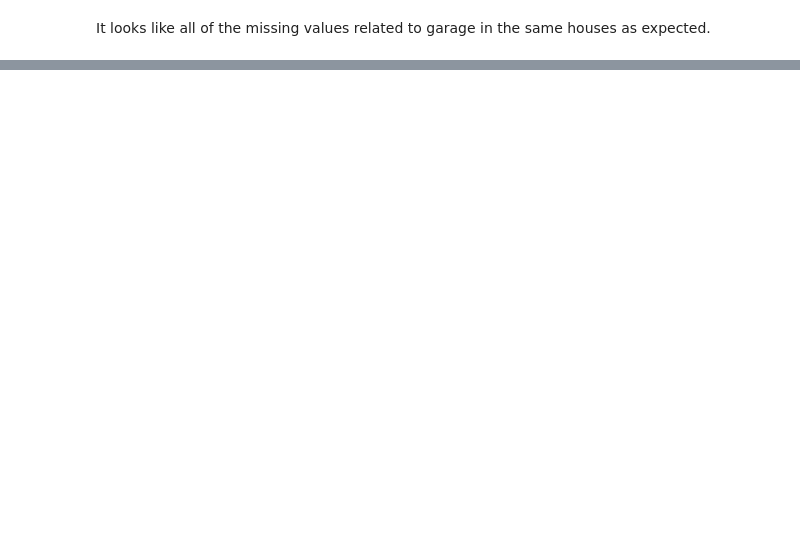
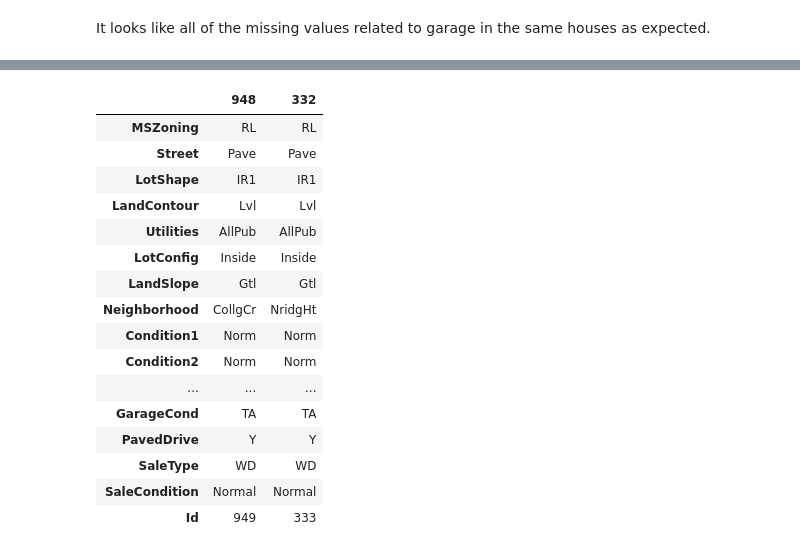
Before and after one commit to alexbui96/springboard, a Jupyter notebook: house_pricing_project/data_cleaning.ipynb, the cells around one changed output, grey strips where cells are left out. Drawn from its saved outputs; the diff is of its cells as text; code cells hidden in the pictures; blank space fills up the shorter version.

```diff
--- a/house_pricing_project/data_cleaning.ipynb
+++ b/house_pricing_project/data_cleaning.ipynb
@@ -234 +231,9 @@ bsmt_col = ['BsmtExposure', 'BsmtFinType2', 'BsmtCond', 'BsmtFinType1', 'BsmtQua
+# %%
+bsmt_missing_df = cat_df[cat_df['BsmtQual'].isnull()]
+# %%
+cat_df = pd.concat([cat_df, bsmt_missing_df, bsmt_missing_df]).drop_duplicates(keep = False)
+# %%
+bsmt_missing_df = bsmt_missing_df.fillna('NB')
+# %%
+cat_df = cat_df.append(bsmt_missing_df)
 # %%
@@ -241 +258,21 @@ GarageType      0
 dtype: int64
+# %%
+cat_df[cat_df.BsmtExposure.isnull()].append(cat_df[cat_df.BsmtFinType2.isnull()]).T
+# %% [output]
+|  | 948 | 332 |
+| MSZoning | RL | RL |
+| Street | Pave | Pave |
+| LotShape | IR1 | IR1 |
+| LandContour | Lvl | Lvl |
+| Utilities | AllPub | AllPub |
+| LotConfig | Inside | Inside |
+| LandSlope | Gtl | Gtl |
+| Neighborhood | CollgCr | NridgHt |
+| Condition1 | Norm | Norm |
+| Condition2 | Norm | Norm |
+| ... | ... | ... |
+| GarageCond | TA | TA |
+| PavedDrive | Y | Y |
+| SaleType | WD | WD |
+| SaleCondition | Normal | Normal |
+| Id | 949 | 333 |
```
Also changed, not shown: parts of 44 cells of this notebook.
